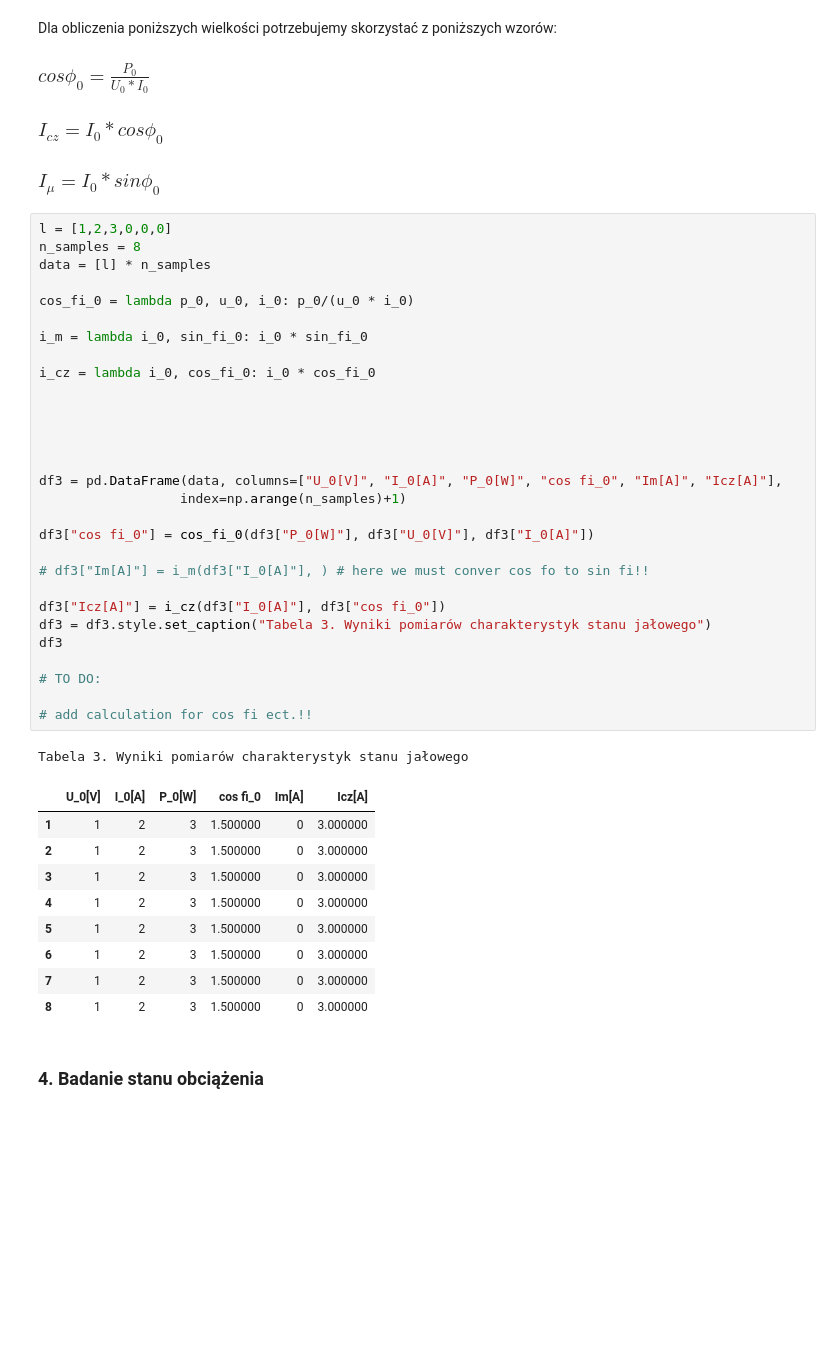
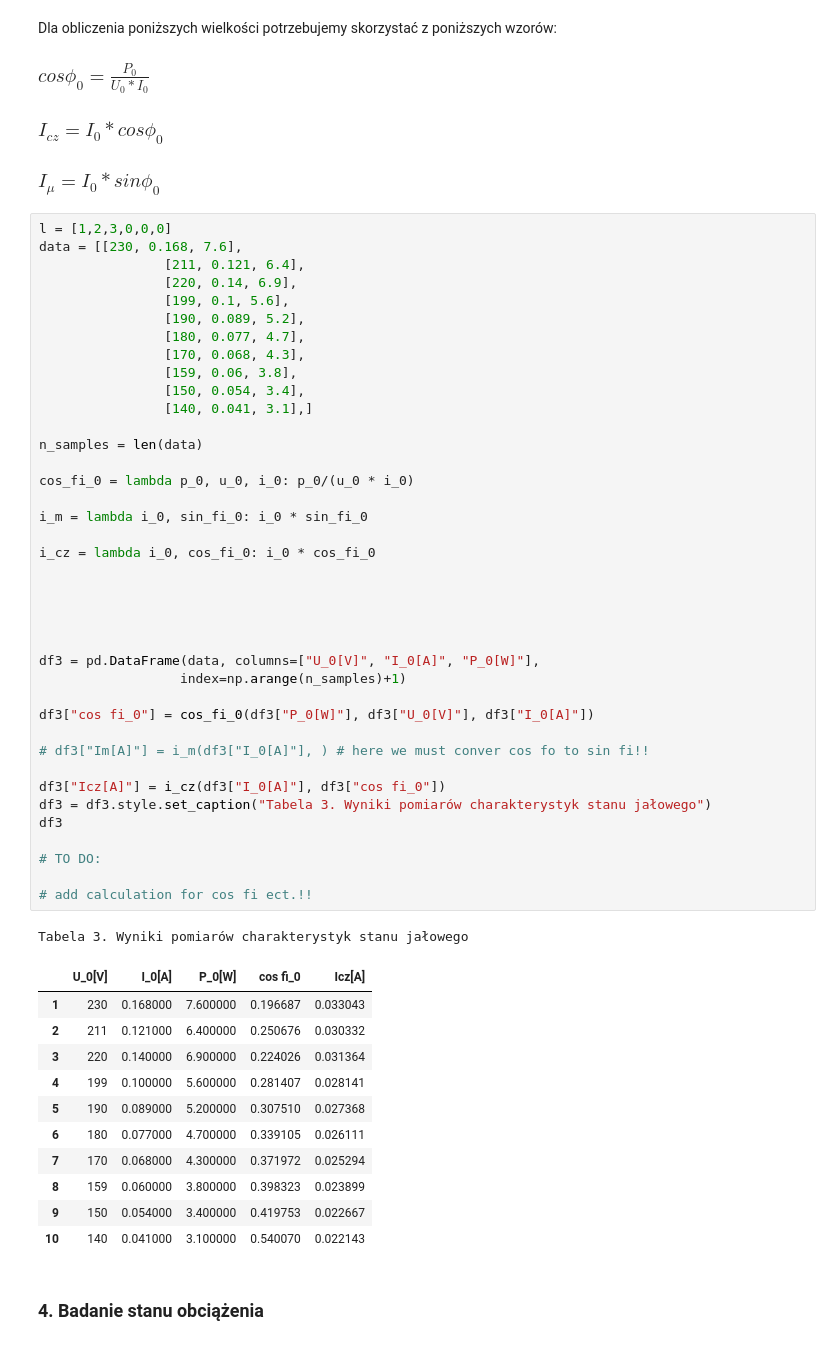
Before and after one commit to yellowBunnyy/elektrotechnika, a Jupyter notebook: cwiczenie_3_transformatory.ipynb, the cells around one changed output. Saved outputs shown, nothing was run; the diff lists cells and outputs as text; blank space fills up the shorter version.

```diff
--- a/cwiczenie_3_transformatory.ipynb
+++ b/cwiczenie_3_transformatory.ipynb
@@ -60,44 +77,56 @@ Dla obliczenia poniższych wielkości potrzebujemy skorzystać z poniższych wzo
 ### $I_{\mu}=I_{0}*sin\phi_{0}$
 # %%
 l = [1,2,3,0,0,0]
-n_samples = 8
-data = [l] * n_samples
+data = [[230, 0.168, 7.6],
+                [211, 0.121, 6.4],
+                [220, 0.14, 6.9],
+                [199, 0.1, 5.6],
+                [190, 0.089, 5.2],
+                [180, 0.077, 4.7],
+                [170, 0.068, 4.3],
+                [159, 0.06, 3.8],
+                [150, 0.054, 3.4],
+                [140, 0.041, 3.1],]
+
+n_samples = len(data)
 
 cos_fi_0 = lambda p_0, u_0, i_0: p_0/(u_0 * i_0)
 
 i_m = lambda i_0, sin_fi_0: i_0 * sin_fi_0
 
 i_cz = lambda i_0, cos_fi_0: i_0 * cos_fi_0
 
 
 
 
 
-df3 = pd.DataFrame(data, columns=["U_0[V]", "I_0[A]", "P_0[W]", "cos fi_0", "Im[A]", "Icz[A]"],
+df3 = pd.DataFrame(data, columns=["U_0[V]", "I_0[A]", "P_0[W]"],
                   index=np.arange(n_samples)+1)
 
 df3["cos fi_0"] = cos_fi_0(df3["P_0[W]"], df3["U_0[V]"], df3["I_0[A]"])
 
 # df3["Im[A]"] = i_m(df3["I_0[A]"], ) # here we must conver cos fo to sin fi!!
 
 df3["Icz[A]"] = i_cz(df3["I_0[A]"], df3["cos fi_0"])
 df3 = df3.style.set_caption("Tabela 3. Wyniki pomiarów charakterystyk stanu jałowego")
 df3
 
 # TO DO:
 
 # add calculation for cos fi ect.!!
 # %% [output]
 Tabela 3. Wyniki pomiarów charakterystyk stanu jałowego
-|  | U_0[V] | I_0[A] | P_0[W] | cos fi_0 | Im[A] | Icz[A] |
-| 1 | 1 | 2 | 3 | 1.500000 | 0 | 3.000000 |
-| 2 | 1 | 2 | 3 | 1.500000 | 0 | 3.000000 |
-| 3 | 1 | 2 | 3 | 1.500000 | 0 | 3.000000 |
-| 4 | 1 | 2 | 3 | 1.500000 | 0 | 3.000000 |
-| 5 | 1 | 2 | 3 | 1.500000 | 0 | 3.000000 |
-| 6 | 1 | 2 | 3 | 1.500000 | 0 | 3.000000 |
-| 7 | 1 | 2 | 3 | 1.500000 | 0 | 3.000000 |
-| 8 | 1 | 2 | 3 | 1.500000 | 0 | 3.000000 |
+|  | U_0[V] | I_0[A] | P_0[W] | cos fi_0 | Icz[A] |
+| 1 | 230 | 0.168000 | 7.600000 | 0.196687 | 0.033043 |
+| 2 | 211 | 0.121000 | 6.400000 | 0.250676 | 0.030332 |
+| 3 | 220 | 0.140000 | 6.900000 | 0.224026 | 0.031364 |
+| 4 | 199 | 0.100000 | 5.600000 | 0.281407 | 0.028141 |
+| 5 | 190 | 0.089000 | 5.200000 | 0.307510 | 0.027368 |
+| 6 | 180 | 0.077000 | 4.700000 | 0.339105 | 0.026111 |
+| 7 | 170 | 0.068000 | 4.300000 | 0.371972 | 0.025294 |
+| 8 | 159 | 0.060000 | 3.800000 | 0.398323 | 0.023899 |
+| 9 | 150 | 0.054000 | 3.400000 | 0.419753 | 0.022667 |
+| 10 | 140 | 0.041000 | 3.100000 | 0.540070 | 0.022143 |
 # %% [markdown]
 ### 4. Badanie stanu obciążenia
 # %% [markdown]
```
Also changed, not shown: parts of 6 cells of this notebook.
